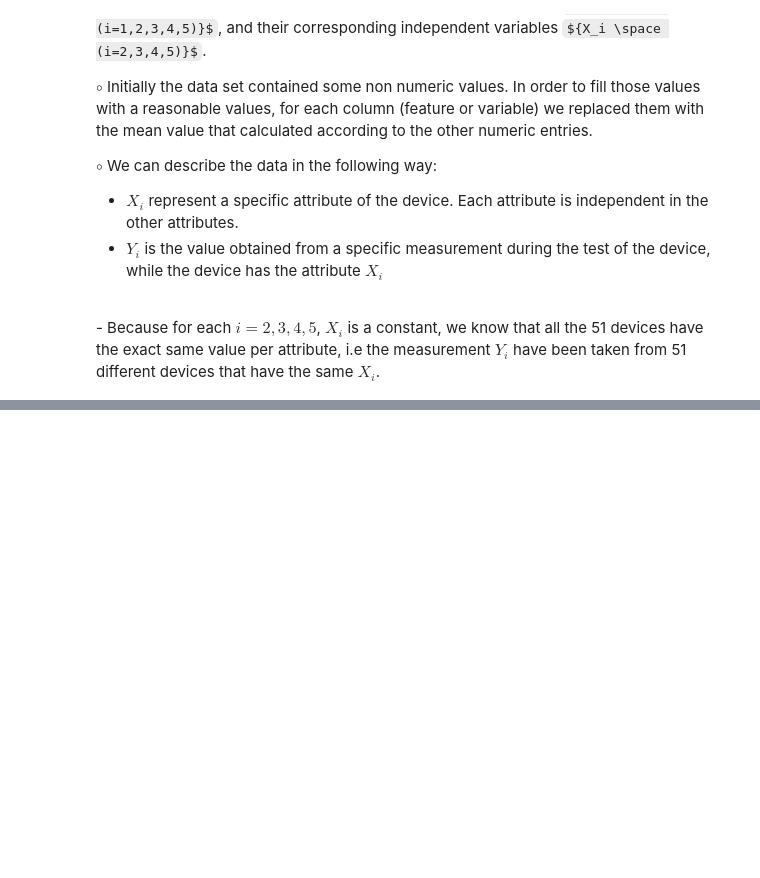
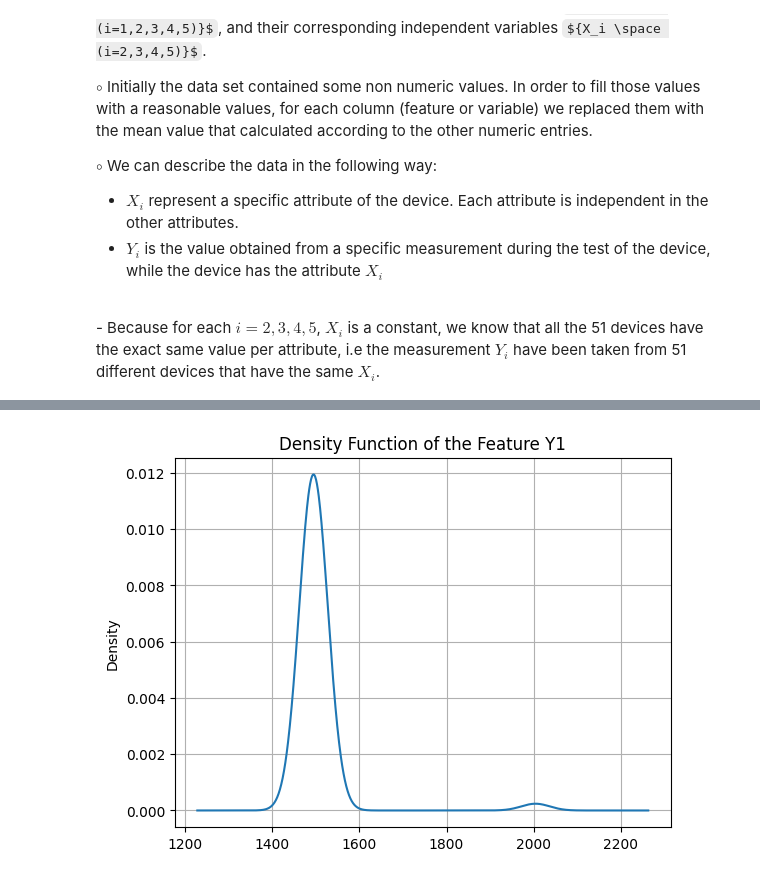
Before and after one commit to RonBartov/Data_Processing, a Jupyter notebook: factory_data_processing.ipynb, the cells around one changed output, grey strips where cells are left out. Saved outputs shown, nothing was run; the diff lists cells and outputs as text; code cells hidden in the pictures; some formulas as TeX source; blank space fills up the shorter version.

```diff
--- a/factory_data_processing.ipynb
+++ b/factory_data_processing.ipynb
@@ -223,0 +264,5 @@ ${\circ}$ We can describe the data in the following way:
+# %%
+# Density function of the feature Y1
+sample_group['Y1'].plot.density(grid=True, xlabel='Y1 Elements Values', title='Density Function of the Feature Y1');
+# %% [output]
+[figure, added]
```
Also changed, not shown: parts of 11 cells of this notebook.
